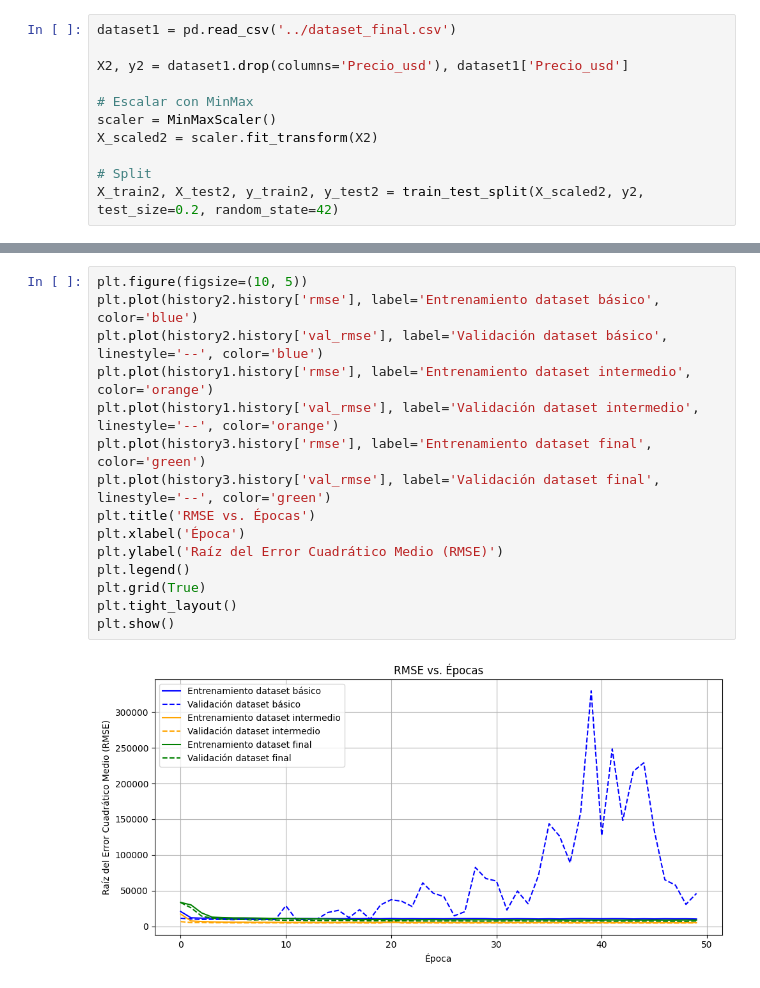
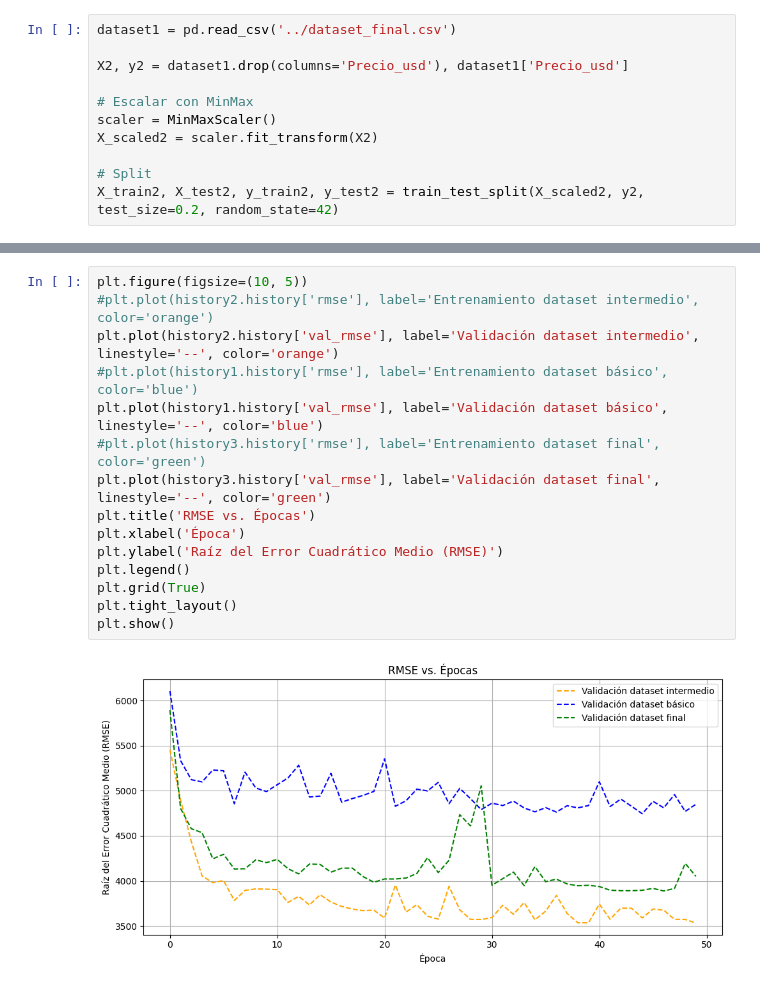
Before and after one commit to matilein/ProyectoML, a Jupyter notebook: entrenamientos_df_intermedio/MLP.ipynb, the cells around one changed output, grey strips where cells are left out. Saved outputs shown, nothing was run; the diff lists cells and outputs as text.

Commit message:
terminado MLP y outliers de cada dataset

```diff
--- a/entrenamientos_df_intermedio/MLP.ipynb
+++ b/entrenamientos_df_intermedio/MLP.ipynb
@@ -448,17 +422,17 @@ plt.show()
 # %%
 plt.figure(figsize=(10, 5))
-plt.plot(history2.history['rmse'], label='Entrenamiento dataset básico', color='blue')
-plt.plot(history2.history['val_rmse'], label='Validación dataset básico', linestyle='--', color='blue')
-plt.plot(history1.history['rmse'], label='Entrenamiento dataset intermedio', color='orange')
-plt.plot(history1.history['val_rmse'], label='Validación dataset intermedio', linestyle='--', color='orange')
-plt.plot(history3.history['rmse'], label='Entrenamiento dataset final', color='green')
+#plt.plot(history2.history['rmse'], label='Entrenamiento dataset intermedio', color='orange')
+plt.plot(history2.history['val_rmse'], label='Validación dataset intermedio', linestyle='--', color='orange')
+#plt.plot(history1.history['rmse'], label='Entrenamiento dataset básico', color='blue')
+plt.plot(history1.history['val_rmse'], label='Validación dataset básico', linestyle='--', color='blue')
+#plt.plot(history3.history['rmse'], label='Entrenamiento dataset final', color='green')
 plt.plot(history3.history['val_rmse'], label='Validación dataset final', linestyle='--', color='green')
 plt.title('RMSE vs. Épocas')
 plt.xlabel('Época')
 plt.ylabel('Raíz del Error Cuadrático Medio (RMSE)')
 plt.legend()
 plt.grid(True)
 plt.tight_layout()
 plt.show()
 # %% [output]
-[figure, old version]
+[figure, new version]
```
Also changed, not shown: parts of 13 cells of this notebook, 33 other files.
